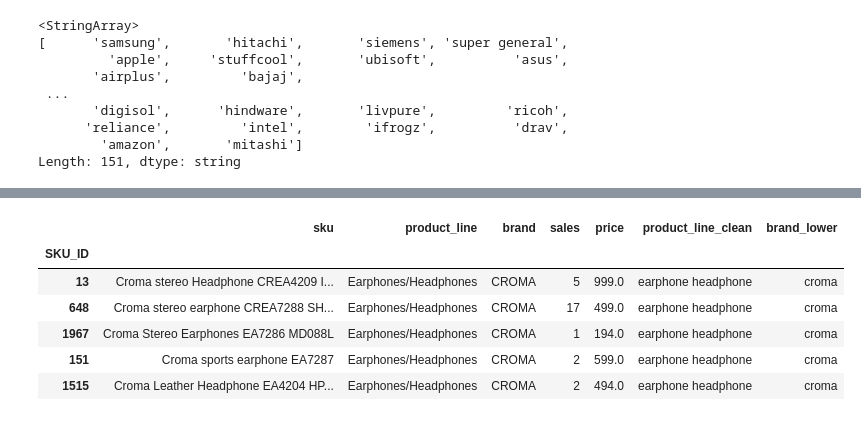
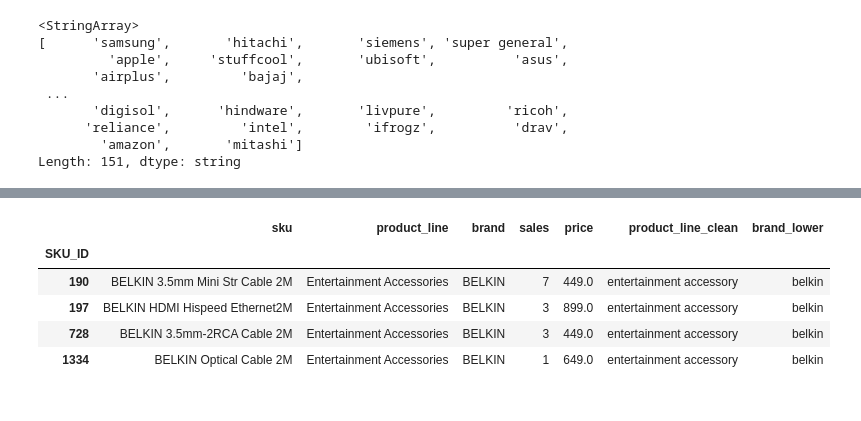
Before and after one commit to adnan2232/product_engine, a Jupyter notebook: testing.ipynb, the cells around one changed output, grey strips where cells are left out. Saved outputs shown, nothing was run; the diff lists cells and outputs as text; code cells hidden in the pictures.

```diff
--- a/testing.ipynb
+++ b/testing.ipynb
@@ -240,7 +279,7 @@ def partial_match(df,cat,txt,method,lemmatize=True):
     return df[ind].copy()
 # %%
 def inverse_partial_match(df,column,txt):
-    threshold=0.9
+
     txt_ls = text_to_list(txt)
     txt_n = len(txt_ls)
     filter_vals = df[column].apply(lambda x: text_to_list(x))
@@ -349,13 +395,12 @@ SKU_ID
 # %%
-txt = 'Croma stereo Headphone'
-brand_df = exact_match(df,"brand_lower",txt,"max_win_score")
-product_df = partial_match(brand_df,"product_line_clean",txt,"")
+txt = 'Belkin'
+brand_df = exact_match(df,"brand",txt,"max_win_score")
+product_df = partial_match(brand_df,"product_line",txt,"combine_score")
 inverse_partial_match(product_df,"sku",txt)
 # %% [output]
 |  | sku | product_line | brand | sales | price | product_line_clean | brand_lower |
 | SKU_ID |  |  |  |  |  |  |  |
-| 13 | Croma stereo Headphone CREA4209 I... | Earphones/Headphones | CROMA | 5 | 999.0 | earphone headphone | croma |
-| 648 | Croma stereo earphone CREA7288 SH... | Earphones/Headphones | CROMA | 17 | 499.0 | earphone headphone | croma |
-| 1967 | Croma Stereo Earphones EA7286 MD088L | Earphones/Headphones | CROMA | 1 | 194.0 | earphone headphone | croma |
-| 151 | Croma sports earphone EA7287 | Earphones/Headphones | CROMA | 2 | 599.0 | earphone headphone | croma |
-| 1515 | Croma Leather Headphone EA4204 HP... | Earphones/Headphones | CROMA | 2 | 494.0 | earphone headphone | croma |
+| 190 | BELKIN 3.5mm Mini Str Cable 2M | Entertainment Accessories | BELKIN | 7 | 449.0 | entertainment accessory | belkin |
+| 197 | BELKIN HDMI Hispeed Ethernet2M | Entertainment Accessories | BELKIN | 3 | 899.0 | entertainment accessory | belkin |
+| 728 | BELKIN 3.5mm-2RCA Cable 2M | Entertainment Accessories | BELKIN | 3 | 449.0 | entertainment accessory | belkin |
+| 1334 | BELKIN Optical Cable 2M | Entertainment Accessories | BELKIN | 1 | 649.0 | entertainment accessory | belkin |
```
Also changed, not shown: parts of 10 cells of this notebook, 3 other files.
